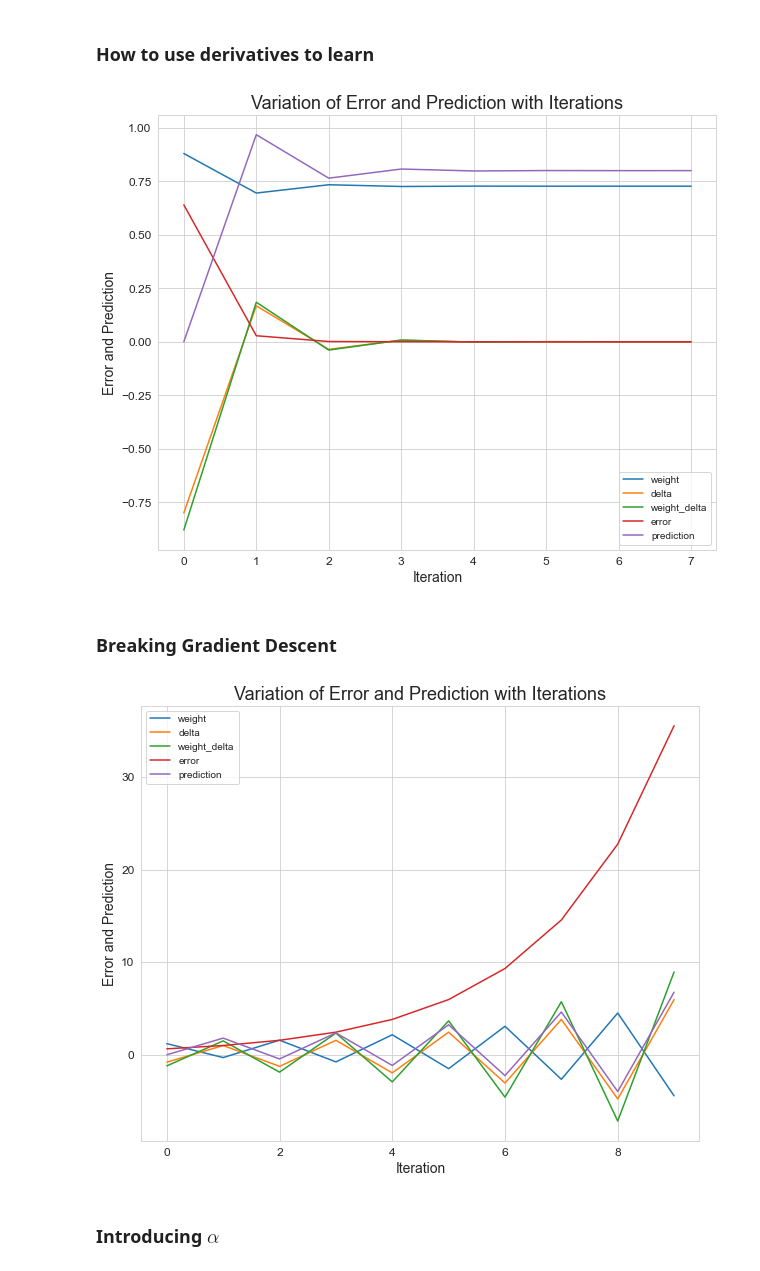
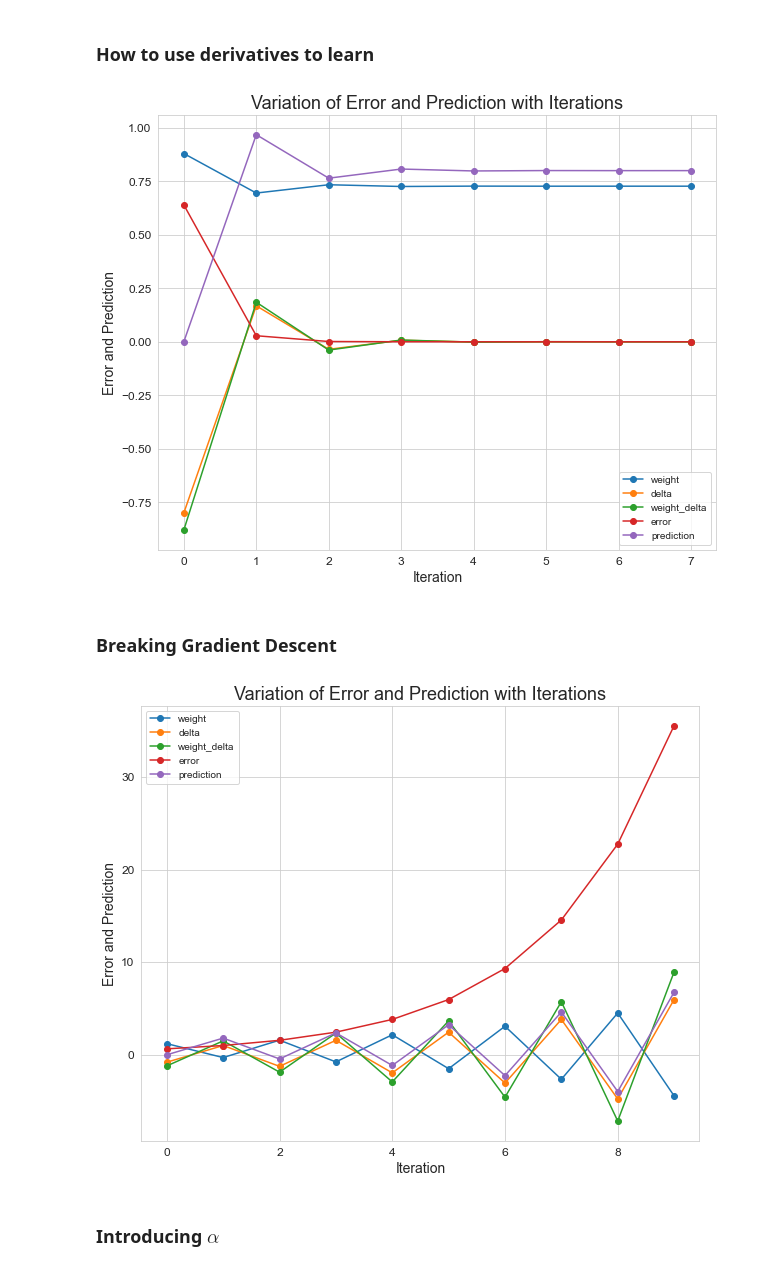
Before and after one commit to AnirbanDatta87/Python, a Jupyter notebook: Concepts/M13 - DL/ANN.ipynb, the cells around one changed output. Drawn from its saved outputs; the diff is of its cells as text; code cells hidden in the pictures.

```diff
--- a/Concepts/M13 - DL/ANN.ipynb
+++ b/Concepts/M13 - DL/ANN.ipynb
@@ -713,35 +722,35 @@ Delta:0.007408799999999993 Weight Delta:0.008149679999999992
 # %%
 weight = 0.0
 goal_pred = 0.8
 x = 1.1
 weight_lst, delta_lst, weight_delta_lst, error_lst, prediction_lst = [], [], [], [], []
 
 for iteration in range(8):
     pred = x * weight
     error = (pred - goal_pred) ** 2
     delta = pred - goal_pred
     weight_delta = delta * x
     weight = weight - weight_delta
     weight_lst.append(weight)
     delta_lst.append(delta)
     weight_delta_lst.append(weight_delta)
     error_lst.append(error)
     prediction_lst.append(pred)
 #     result_string = f'''
 #     Iteration: {iteration+1}
 #     Error: {error}  Delta: {delta} Prediction: {pred}
 #     '''
 #     print(result_string)
 
 err_df = pd.DataFrame(list(zip(weight_lst, delta_lst, weight_delta_lst, error_lst, prediction_lst)),
                       columns=['weight','delta', 'weight_delta', 'error', 'prediction'])
-ax = err_df.plot(figsize=(10, 8), title = 'Variation of Error and Prediction with Iterations');
+ax = err_df.plot(figsize=(10, 8), title = 'Variation of Error and Prediction with Iterations', style='o-');
 ax.title.set_size(18)
 ax.set_xlabel("Iteration")
 ax.set_ylabel("Error and Prediction")
 plt.show()
 # %% [output]
-[figure, old version]
+[figure, new version]
 # %% [markdown]
 ### Breaking Gradient Descent
 # %%
@@ -769,13 +778,13 @@ for iteration in range(10):
 
 err_df = pd.DataFrame(list(zip(weight_lst, delta_lst, weight_delta_lst, error_lst, prediction_lst)),
                       columns=['weight','delta', 'weight_delta', 'error', 'prediction'])
-ax = err_df.plot(figsize=(10, 8), title = 'Variation of Error and Prediction with Iterations');
+ax = err_df.plot(figsize=(10, 8), title = 'Variation of Error and Prediction with Iterations', style='o-');
 ax.title.set_size(18)
 ax.set_xlabel("Iteration")
 ax.set_ylabel("Error and Prediction")
 plt.show()
 # %% [output]
-[figure, old version]
+[figure, new version]
 # %% [markdown]
 ### Introducing $\alpha$
 # %%
```
Also changed, not shown: parts of 3 cells of this notebook, 2 other files.
